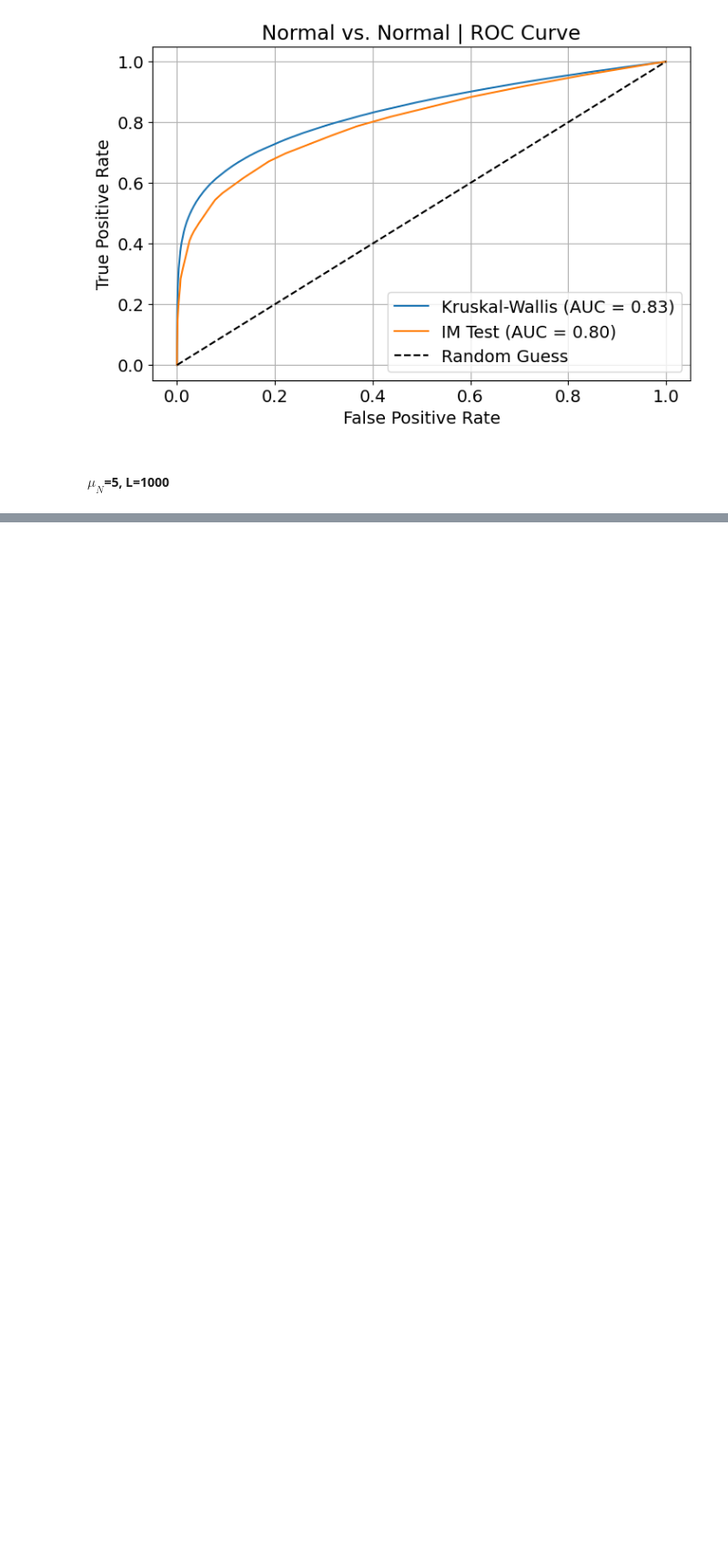
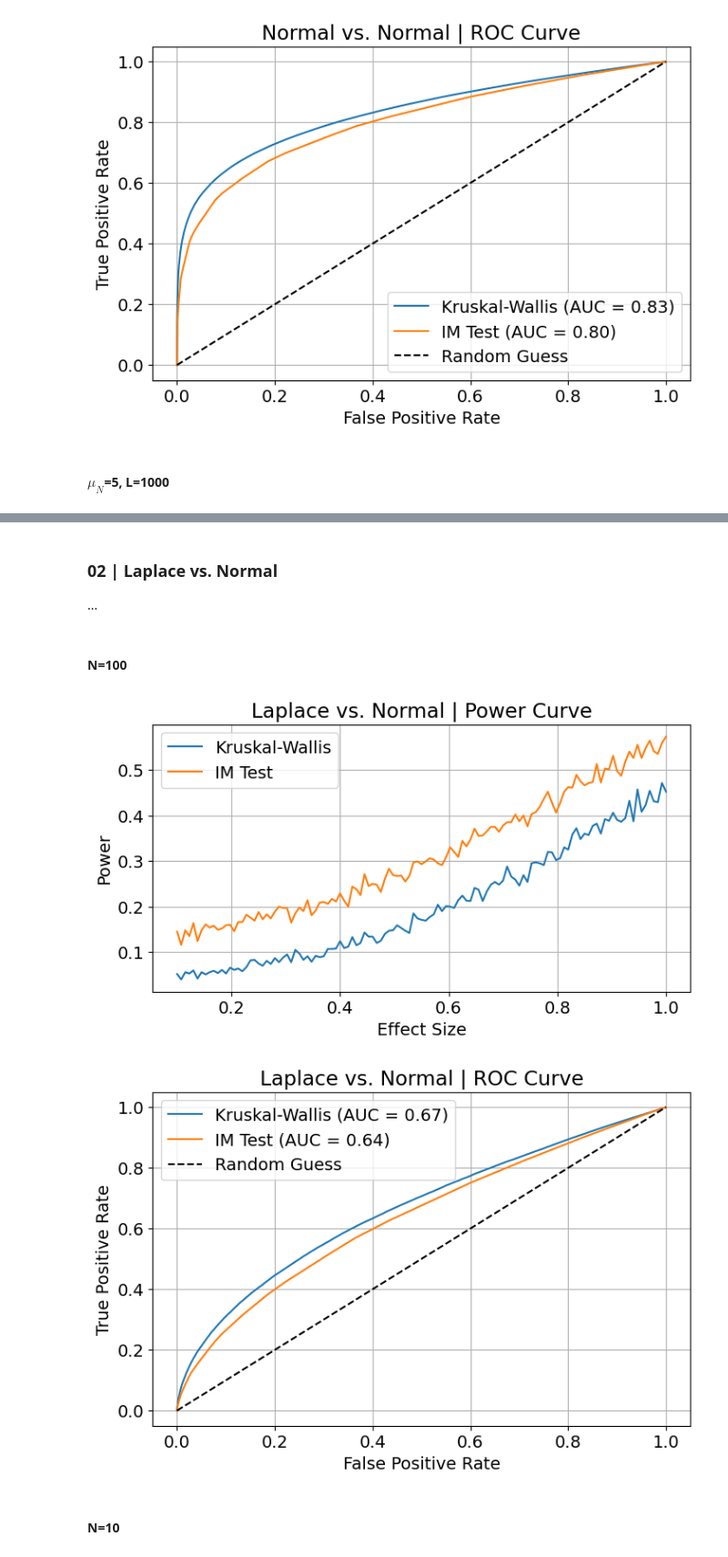
Before and after one commit to djm3622/stat345, a Jupyter notebook: Project/project.ipynb, the cells around one changed output, grey strips where cells are left out. Shown at 91% size. Cells and saved outputs as stored; diff of their text form; code cells hidden in the pictures; blank space fills up the shorter version.

```diff
--- a/Project/project.ipynb
+++ b/Project/project.ipynb
@@ -271 +273,23 @@ run_experiment(effect_size, x_i_j_k, 'Normal vs. Normal')
 [figure]
+# %% [markdown]
+### 02 | Laplace vs. Normal
+
+...
+# %% [markdown]
+#### N=100
+# %%
+effect_size = np.linspace(0.1, 1, 121)
+n=100
+
+x_1 = np.array([stats.laplace(e, 1).rvs(n) for e in effect_size])
+x_2 = stats.norm(0, 1).rvs(effect_size.shape+(n,))
+x_3 = stats.norm(0, 1).rvs(effect_size.shape+(n,))
+
+x_i_j_k = np.array([x_1, x_2, x_3])
+
+run_experiment(effect_size, x_i_j_k, 'Laplace vs. Normal', alt='laplace')
+# %% [output]
+[figure, added]
+[figure, added]
+# %% [markdown]
+#### N=10
```
Also changed, not shown: parts of 38 cells of this notebook, 5 other files.
